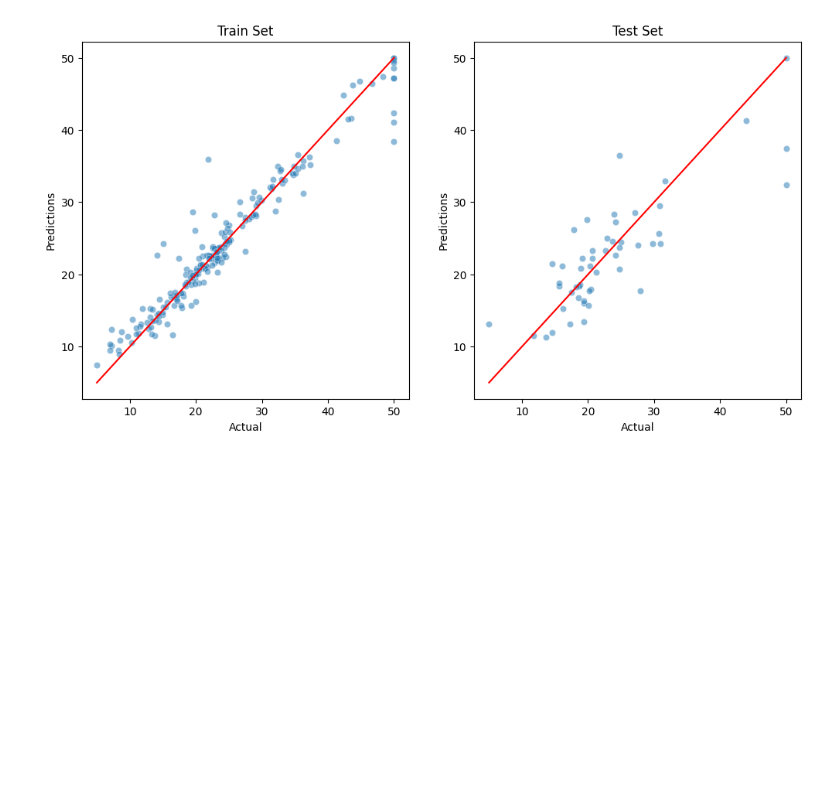
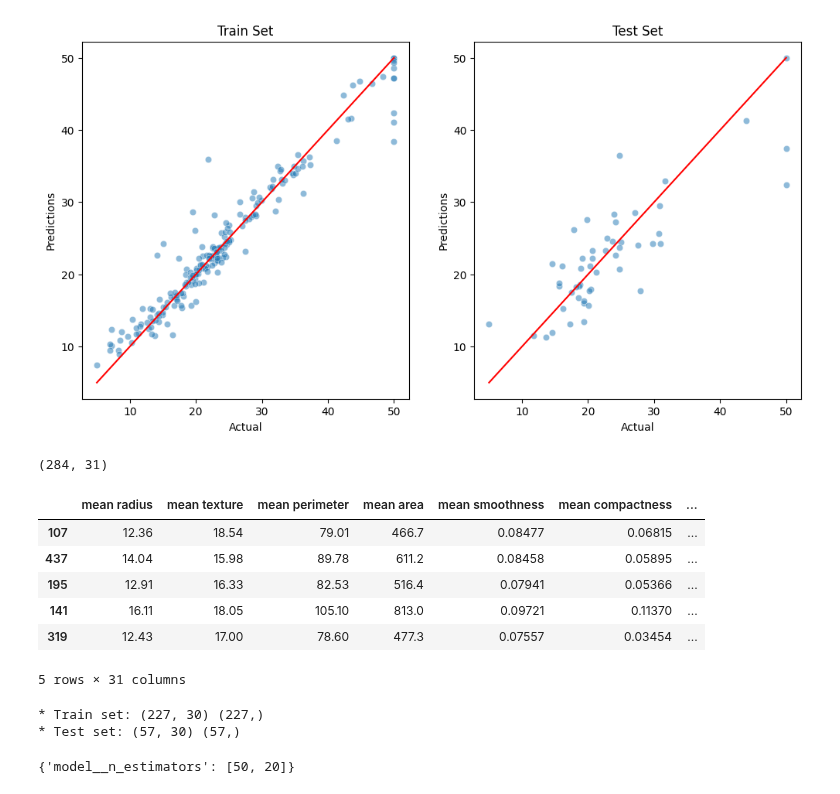
Before and after one commit to Danpr1984/Calculator-, a Jupyter notebook: cross_validation.ipynb, the cells around one changed output. Saved outputs shown, nothing was run; the diff lists cells and outputs as text; code cells hidden in the pictures; blank space fills up the shorter version.

```diff
--- a/cross_validation.ipynb
+++ b/cross_validation.ipynb
@@ -259,3 +257,30 @@ Mean Squared Error: 25.895
 Root Mean Squared Error: 5.089
 [figure]
 [figure]
+# %%
+from sklearn.datasets import load_breast_cancer
+data = load_breast_cancer()
+df = pd.DataFrame(data.data, columns=data.feature_names)
+df['target'] = pd.Series(data.target)
+df = df.sample(frac=0.5, random_state=101)
+print(df.shape)
+df.head()
+# %% [output]
+(284, 31)
+|  | mean radius | mean texture | mean perimeter | mean area | mean smoothness | mean compactness | ... |
+| 107 | 12.36 | 18.54 | 79.01 | 466.7 | 0.08477 | 0.06815 | ... |
+| 437 | 14.04 | 15.98 | 89.78 | 611.2 | 0.08458 | 0.05895 | ... |
+| 195 | 12.91 | 16.33 | 82.53 | 516.4 | 0.07941 | 0.05366 | ... |
+| 141 | 16.11 | 18.05 | 105.10 | 813.0 | 0.09721 | 0.11370 | ... |
+| 319 | 12.43 | 17.00 | 78.60 | 477.3 | 0.07557 | 0.03454 | ... |
+5 rows × 31 columns
+# %%
+X_train, X_test, y_train, y_test = train_test_split(
+                                        df.drop(['target'], axis=1),
+                                        df['target'],
+                                        test_size=0.2,
+                                        random_state=(101))
+print("* Train set:", X_train.shape, y_train.shape,"\n* Test set:", X_test.shape, y_test.shape)
+# %% [output]
+* Train set: (227, 30) (227,)
+* Test set: (57, 30) (57,)
@@ -261,0 +295,5 @@ Root Mean Squared Error: 5.089
+# %%
+param_grid = {"model__n_estimators":[50,20],}
+param_grid
+# %% [output]
+{'model__n_estimators': [50, 20]}
```
Also changed, not shown: parts of 18 cells of this notebook.
